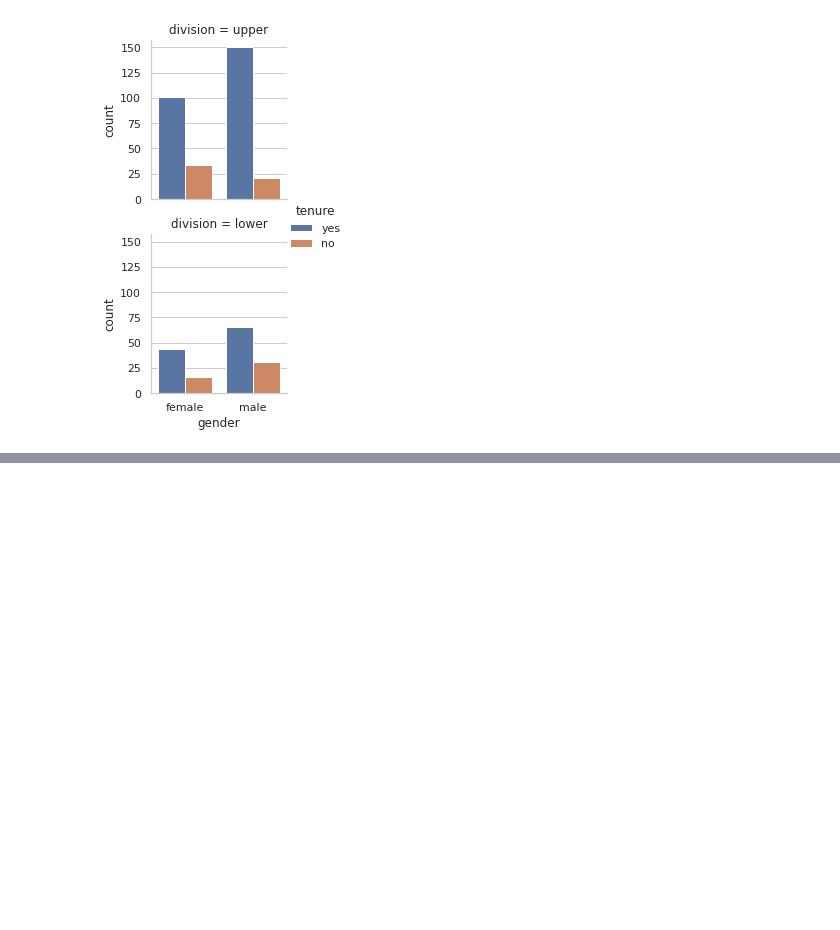
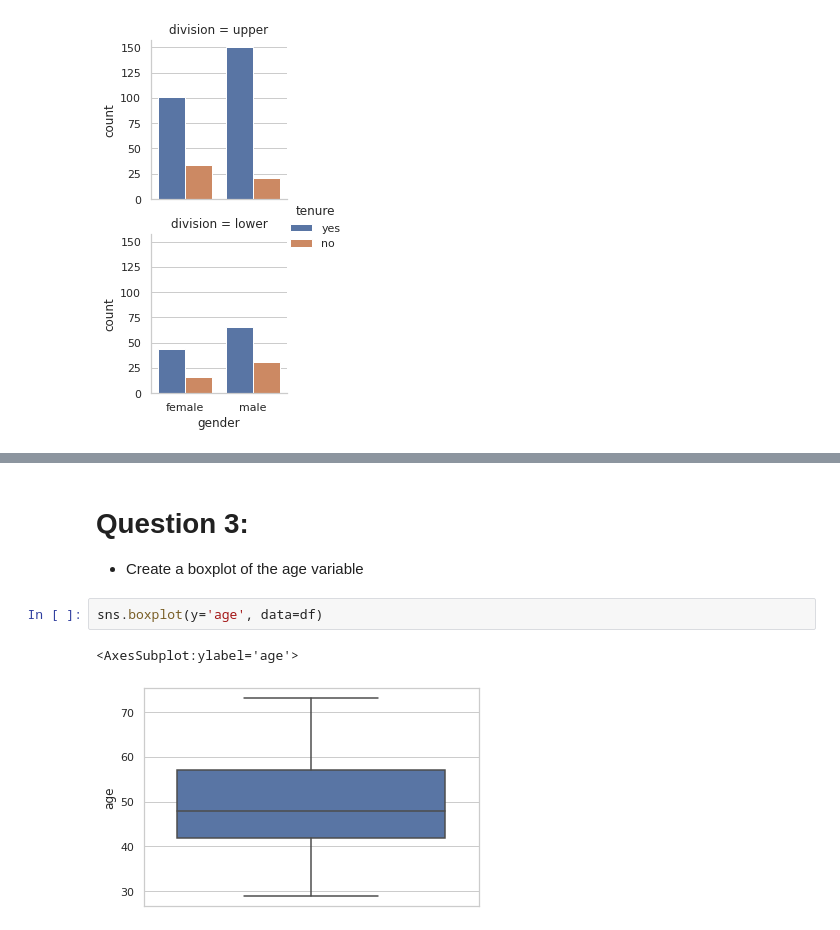
Before and after one commit to Supertring/Explore-data-mit-statistics, a Jupyter notebook: 2. visualizing data.ipynb, the cells around one changed output, grey strips where cells are left out. Cells and saved outputs as stored; diff of their text form; blank space fills up the shorter version.

Commit message:
descriptive stat and visualization updates

```diff
--- a/2. visualizing data.ipynb
+++ b/2. visualizing data.ipynb
@@ -320,0 +329,8 @@ sns.boxplot(x='age', y='minority', data=df)
+# %% [markdown]
+# Question 3:
+* Create a boxplot of the age variable
+# %%
+sns.boxplot(y='age', data=df)
+# %% [output]
+<AxesSubplot:ylabel='age'>
+[figure, added]
```
Also changed, not shown: parts of 32 cells of this notebook, 1 other file.
